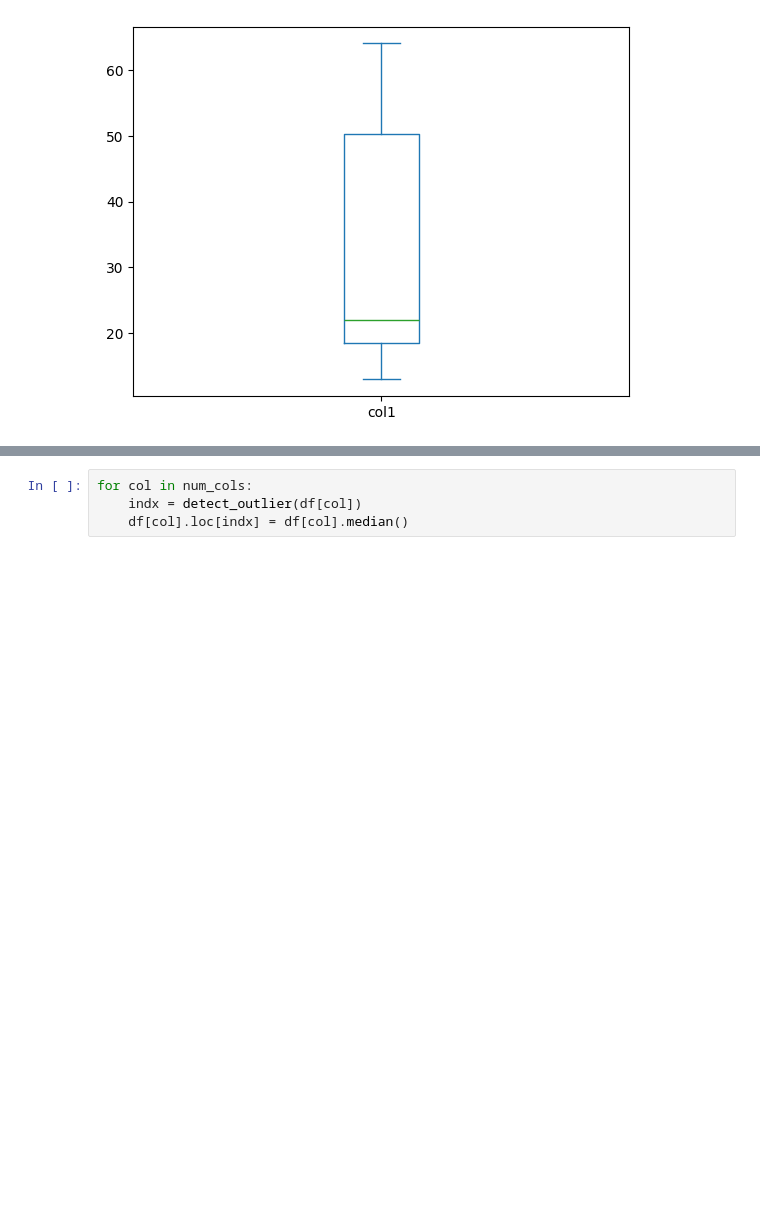
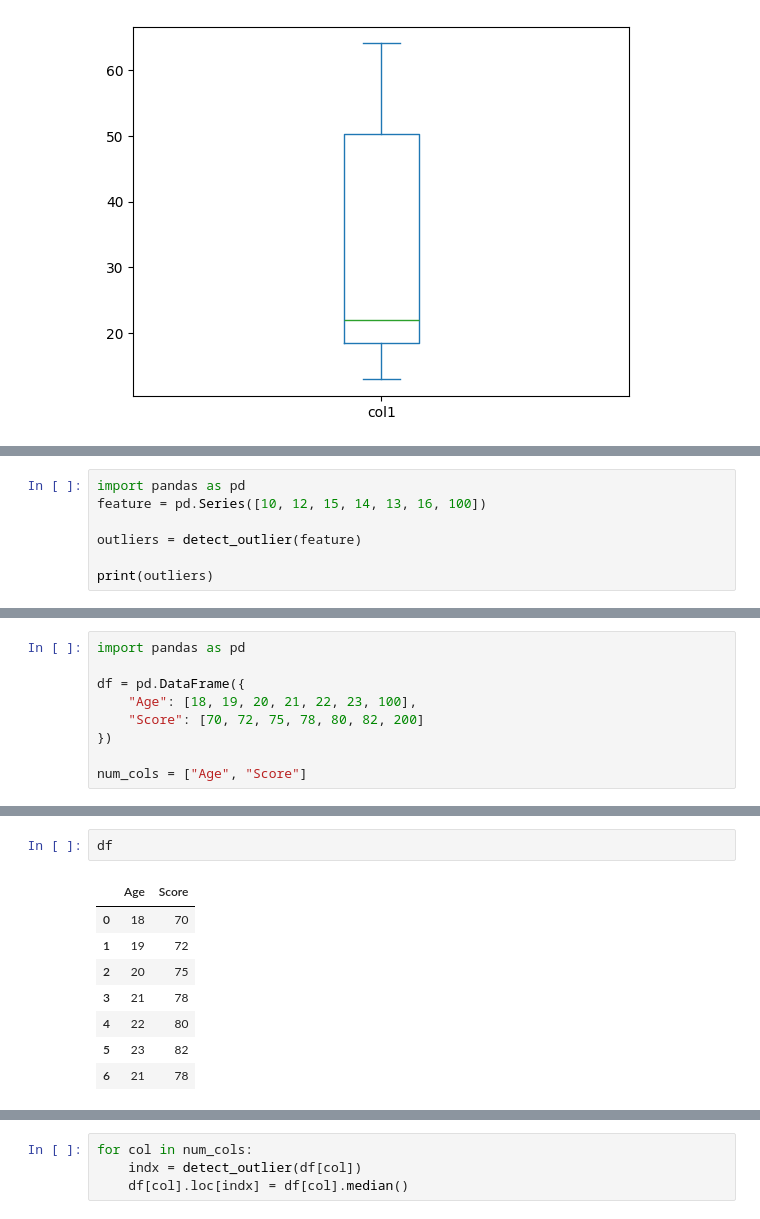
Before and after one commit to abid-rasel/MLOB_My_FILE, a Jupyter notebook: Session/Day 8.5/Data_preprocessing.ipynb, the cells around one changed output, grey strips where cells are left out. Drawn from its saved outputs; the diff is of its cells as text; blank space fills up the shorter version.

```diff
--- a/Session/Day 8.5/Data_preprocessing.ipynb
+++ b/Session/Day 8.5/Data_preprocessing.ipynb
@@ -311,0 +336,7 @@ col1 --> []
+# %%
+import pandas as pd
+feature = pd.Series([10, 12, 15, 14, 13, 16, 100])
+
+outliers = detect_outlier(feature)
+
+print(outliers)
@@ -311,0 +345,9 @@ col1 --> []
+# %%
+import pandas as pd
+
+df = pd.DataFrame({
+    "Age": [18, 19, 20, 21, 22, 23, 100],
+    "Score": [70, 72, 75, 78, 80, 82, 200]
+})
+
+num_cols = ["Age", "Score"]
@@ -311,0 +378,11 @@ col1 --> []
+# %%
+df
+# %% [output]
+|  | Age | Score |
+| 0 | 18 | 70 |
+| 1 | 19 | 72 |
+| 2 | 20 | 75 |
+| 3 | 21 | 78 |
+| 4 | 22 | 80 |
+| 5 | 23 | 82 |
+| 6 | 21 | 78 |
```
Also changed, not shown: parts of 37 cells of this notebook.
